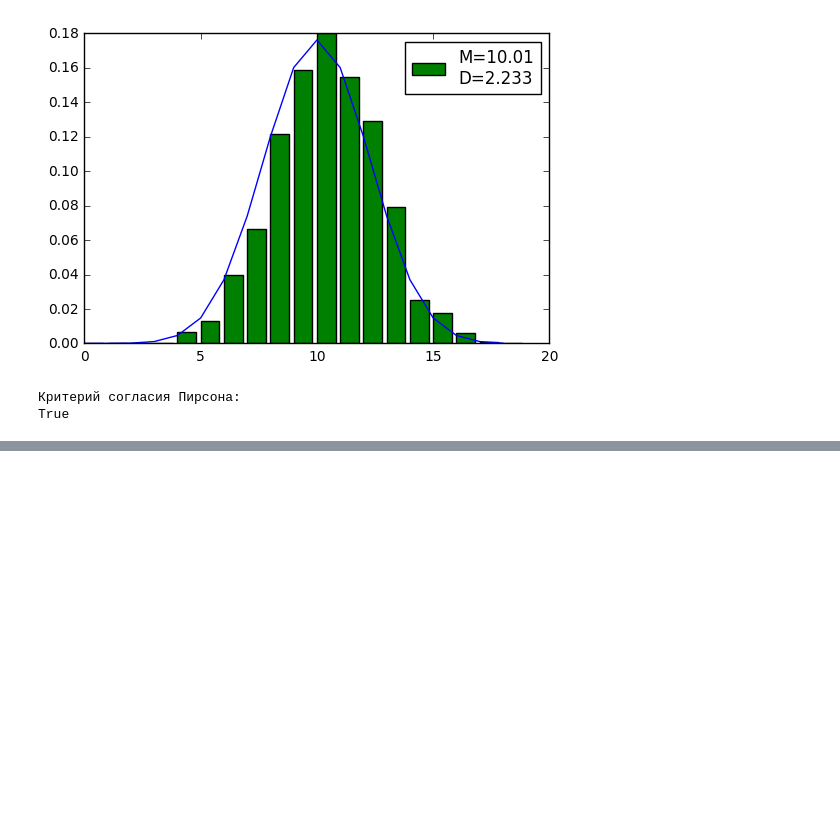
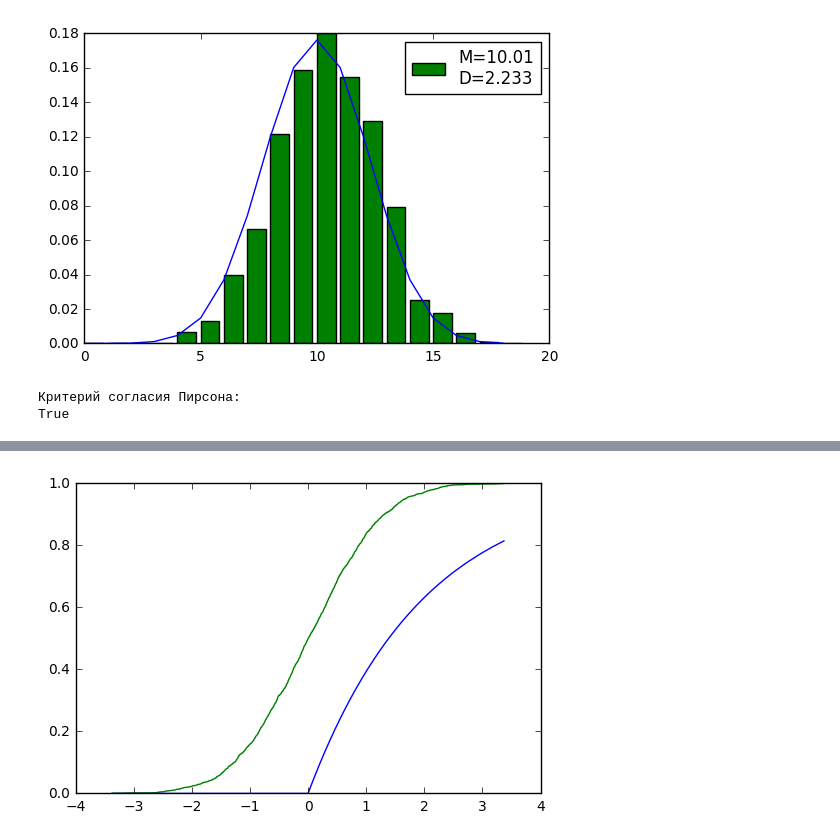
Before and after one commit to YRustt/B16-17-SSM, a Jupyter notebook: iism_lab3.ipynb, the cells around one changed output, grey strips where cells are left out. Drawn from its saved outputs; the diff is of its cells as text; code cells hidden in the pictures; blank space fills up the shorter version.

```diff
--- a/iism_lab3.ipynb
+++ b/iism_lab3.ipynb
@@ -84,11 +84,11 @@ psi3 = exponential_psi()
 res3 = pd.Series([next(psi3) for _ in range(2000)])
 # %%
 def exponential_distribution_function(x, l):
-    return 1 - np.exp(-l * x)
+    return 1 - np.exp(-l * x) if x > 0 else 0
 
 
 def exponential_probability_density_function(x, l):
-    return l * np.exp(-l * x)
+    return l * np.exp(-l * x) if x > 0 else 0
 # %%
 draw_empirical_distribution_func(res3,
                                  func=exponential_distribution_function,
@@ -187,0 +215,8 @@ True
+# %%
+draw_empirical_distribution_func(res,
+                                 func=exponential_distribution_function,
+                                 params={'l': 0.5},
+                                 ax=plt.gca(),
+                                 type='plot')
+# %% [output]
+[figure, added]
```
Also changed, not shown: parts of 2 cells of this notebook.
